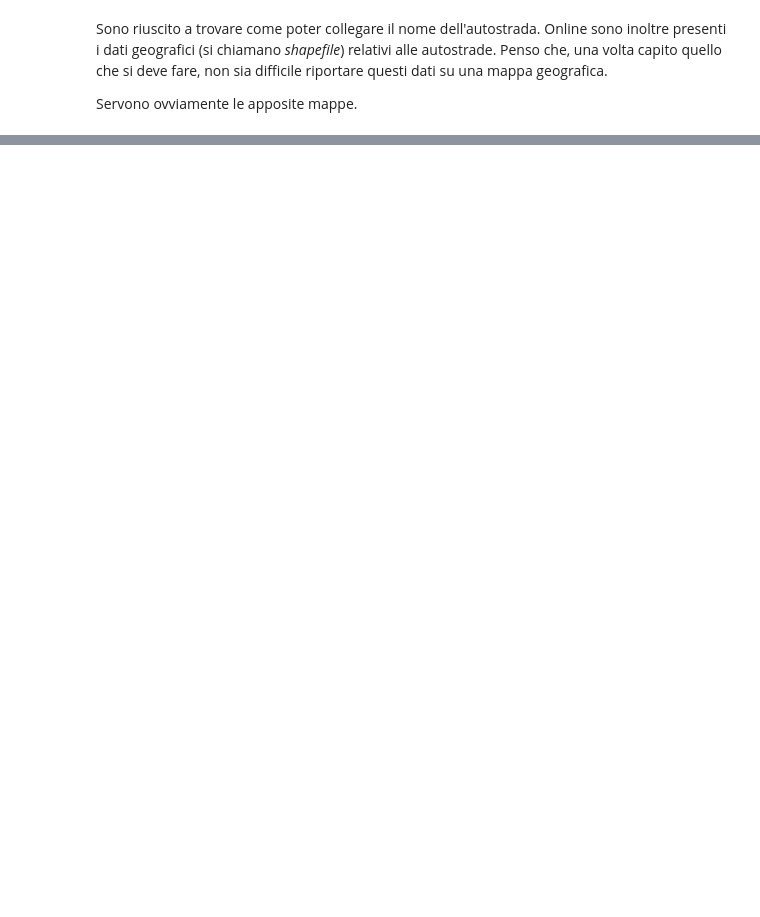
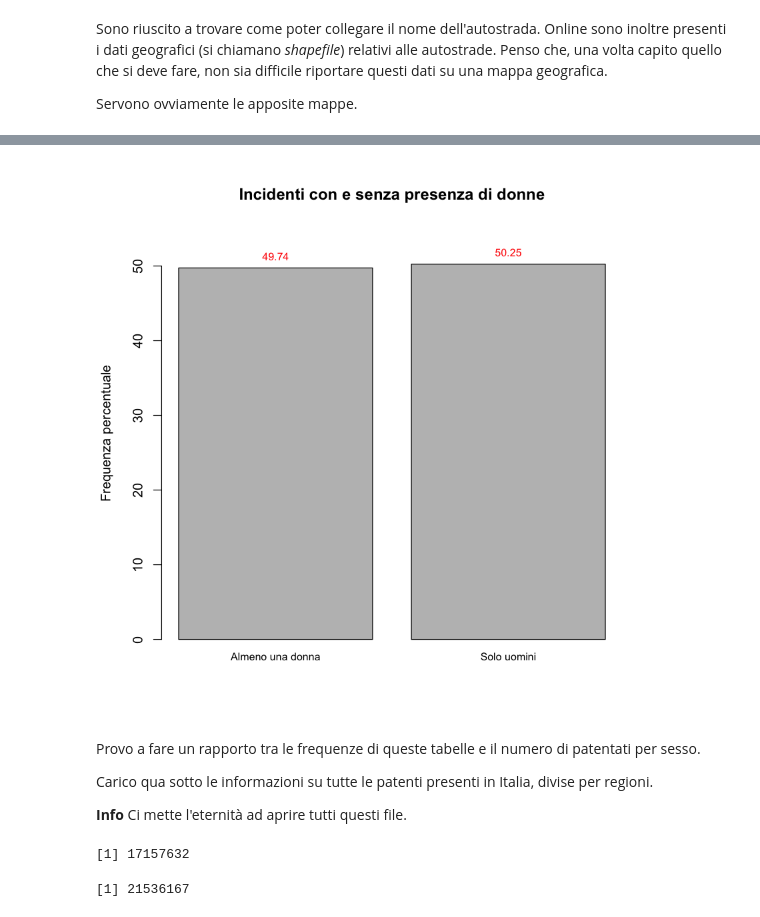
Before and after one commit to LeonardoAlchieri/car_accidents_italy, a Jupyter notebook: leoNotebook.ipynb, the cells around one changed output, grey strips where cells are left out. Cells and saved outputs as stored; diff of their text form; code cells hidden in the pictures; blank space fills up the shorter version.

Commit message:
Some work on highways and code to analize data about male/female accidents. I used some dataset about driving licences in order to do a proportion.

```diff
--- a/leoNotebook.ipynb
+++ b/leoNotebook.ipynb
@@ -253,0 +313,2 @@ Servono ovviamente le apposite mappe.
+# %%
+incidenti_con_almeno_una_donna = sample_data[which(veicolo__a___sesso_conducente=="Femmina" | veicolo__b___sesso_conducente=="Femmina"),]
@@ -253,0 +321,2 @@ Servono ovviamente le apposite mappe.
+# %%
+incidenti_con_solo_uomo = sample_data[which(veicolo__a___sesso_conducente=="Maschio" & veicolo__b___sesso_conducente=="Maschio"),]
@@ -253,0 +327,2 @@ Servono ovviamente le apposite mappe.
+# %%
+incidenti_uomo_donna_confronto = as.table(c(nrow(incidenti_con_almeno_una_donna),nrow(incidenti_con_solo_uomo)))
@@ -253,0 +331,18 @@ Servono ovviamente le apposite mappe.
+# %%
+incidenti_uomo_donna_confronto.percfreq <- as.numeric(as.character(as.integer(incidenti_uomo_donna_confronto/(incidenti_uomo_donna_confronto[1]+incidenti_uomo_donna_confronto[2])*10000)/100))
+ylim <- c(0, 1.1*max(incidenti_uomo_donna_confronto.percfreq))
+xx <- barplot(incidenti_uomo_donna_confronto.percfreq, xaxt = 'n', xlab = '', width = 0.85, ylim = ylim,
+              main = "Incidenti con e senza presenza di donne",
+              ylab = "Frequenza percentuale")
+text(x = xx, y = incidenti_uomo_donna_confronto.percfreq,
+     label = incidenti_uomo_donna_confronto.percfreq,
+     pos = 3, cex = 0.8, col = "red")
+axis(1, at=xx, labels=c("Almeno una donna", "Solo uomini"), tick=FALSE, las=1, line=-0.5, cex.axis=0.8)
+# %% [output]
+[figure, added]
+# %% [markdown]
+Provo a fare un rapporto tra le frequenze di queste tabelle e il numero di patentati per sesso.
+
+Carico qua sotto le informazioni su tutte le patenti presenti in Italia, divise per regioni.
+
+**Info** Ci mette l'eternità ad aprire tutti questi file.
@@ -253,0 +391,10 @@ Servono ovviamente le apposite mappe.
+# %%
+patenti_femmine = length(which(patenti_Abruzzo$sesso=="F")) + length(which(patenti_Basilicata$sesso=="F")) + length(which(patenti_Calabria$sesso=="F")) + length(which(patenti_Campania$sesso=="F")) + length(which(patenti_EmiliaRomagna$sesso=="F")) + length(which(patenti_FriuliVeneziaGiulia$sesso=="F")) + length(which(patenti_Lazio$sesso=="F")) + length(which(patenti_Liguria$sesso=="F")) + length(which(patenti_Lombardia$sesso=="F")) + length(which(patenti_Marche$sesso=="F")) + length(which(patenti_Molise$sesso=="F")) + length(which(patenti_Piemonte$sesso=="F")) + length(which(patenti_Puglia$sesso=="F")) + length(which(patenti_Sardegna$sesso=="F")) + length(which(patenti_Sicilia$sesso=="F")) + length(which(patenti_Toscana$sesso=="F")) + length(which(patenti_TrentinoAltoAdige$sesso=="F")) + length(which(patenti_Umbria$sesso=="F")) + length(which(patenti_ValleAosta$sesso=="F")) + length(which(patenti_Veneto$sesso=="F"))
+patenti_femmine
+# %% [output]
+[1] 17157632
+# %%
+patenti_maschi = length(which(patenti_Abruzzo$sesso=="M")) + length(which(patenti_Basilicata$sesso=="M")) + length(which(patenti_Calabria$sesso=="M")) + length(which(patenti_Campania$sesso=="M")) + length(which(patenti_EmiliaRomagna$sesso=="M")) + length(which(patenti_FriuliVeneziaGiulia$sesso=="M")) + length(which(patenti_Lazio$sesso=="M")) + length(which(patenti_Liguria$sesso=="M")) + length(which(patenti_Lombardia$sesso=="M")) + length(which(patenti_Marche$sesso=="M")) + length(which(patenti_Molise$sesso=="M")) + length(which(patenti_Piemonte$sesso=="M")) + length(which(patenti_Puglia$sesso=="M")) + length(which(patenti_Sardegna$sesso=="M")) + length(which(patenti_Sicilia$sesso=="M")) + length(which(patenti_Toscana$sesso=="M")) + length(which(patenti_TrentinoAltoAdige$sesso=="M")) + length(which(patenti_Umbria$sesso=="M")) + length(which(patenti_ValleAosta$sesso=="M")) + length(which(patenti_Veneto$sesso=="M"))
+patenti_maschi
+# %% [output]
+[1] 21536167
```
Also changed, not shown: parts of 59 cells of this notebook, 1 other file.
